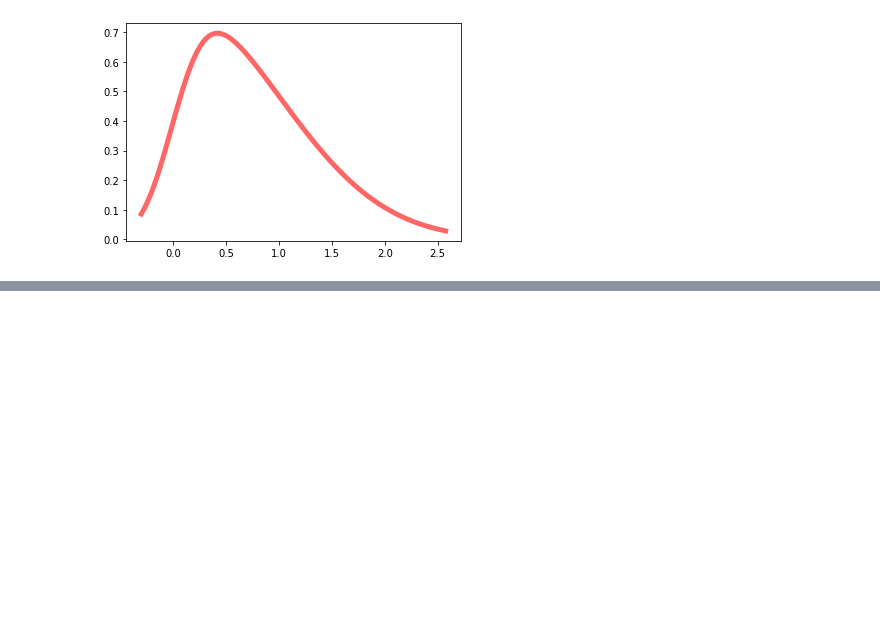
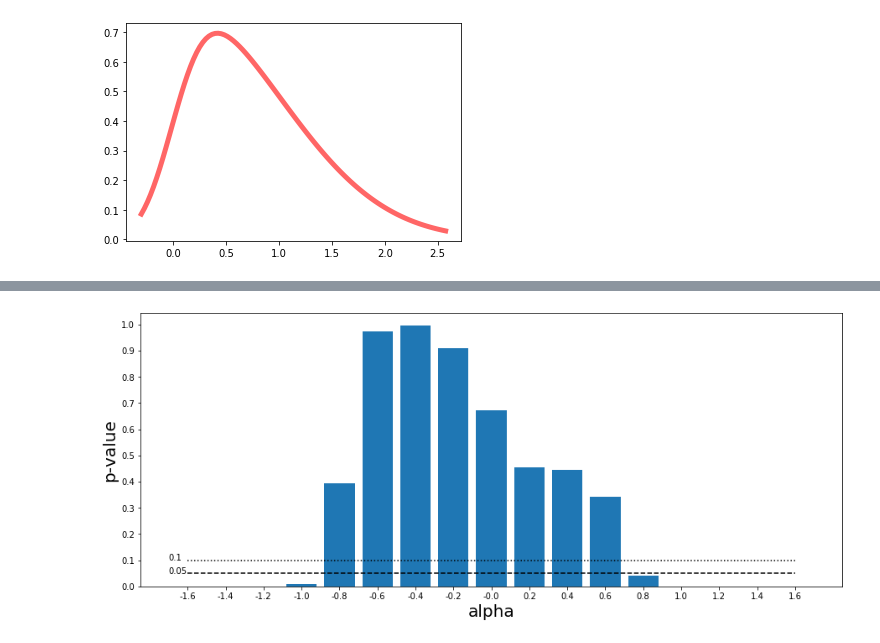
Before and after one commit to micky85lu/Data-Assimilation-Project, a Jupyter notebook: test_nongaussian.ipynb, the cells around one changed output, grey strips where cells are left out. Cells and saved outputs as stored; diff of their text form; code cells hidden in the pictures; blank space fills up the shorter version.

```diff
--- a/test_nongaussian.ipynb
+++ b/test_nongaussian.ipynb
@@ -75,0 +135,16 @@ sum(h) / 100
+# %%
+plt.figure(figsize=(15, 6))
+x = df_s.index.values
+p = df['p-value'].values
+plt.bar(x, p)
+
+plt.hlines(0.1, 0, 16, ls='dotted')
+plt.hlines(0.05, 0, 16, ls='dashed')
+plt.text(-0.5, 0.1, '0.1')
+plt.text(-0.5, 0.05, '0.05')
+
+plt.yticks(np.arange(0, 1.1, 0.1))
+plt.xlabel('alpha', fontsize=20)
+plt.ylabel('p-value', fontsize=20);
+# %% [output]
+[figure, added]
```
Also changed, not shown: parts of 9 cells of this notebook.
